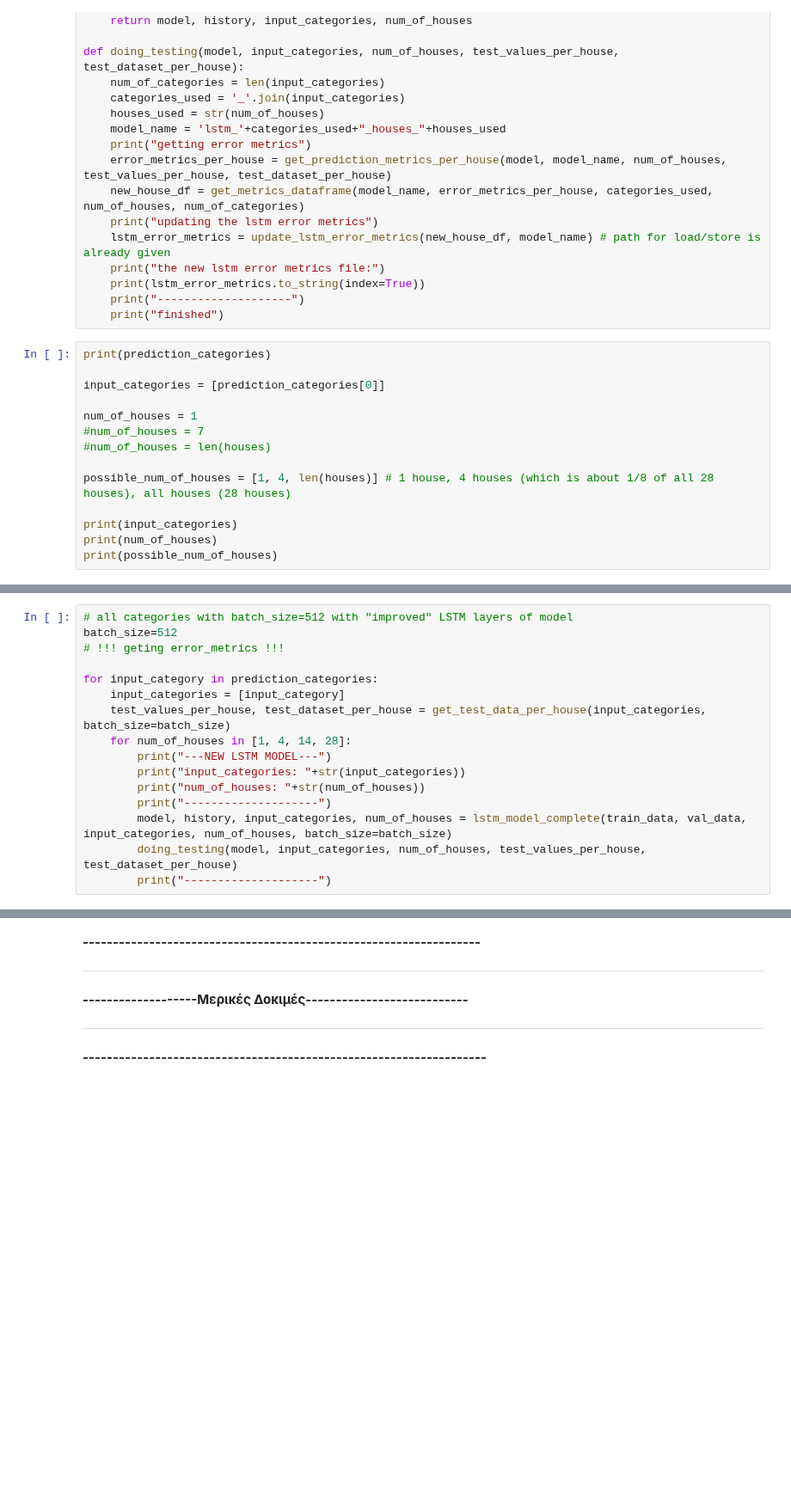
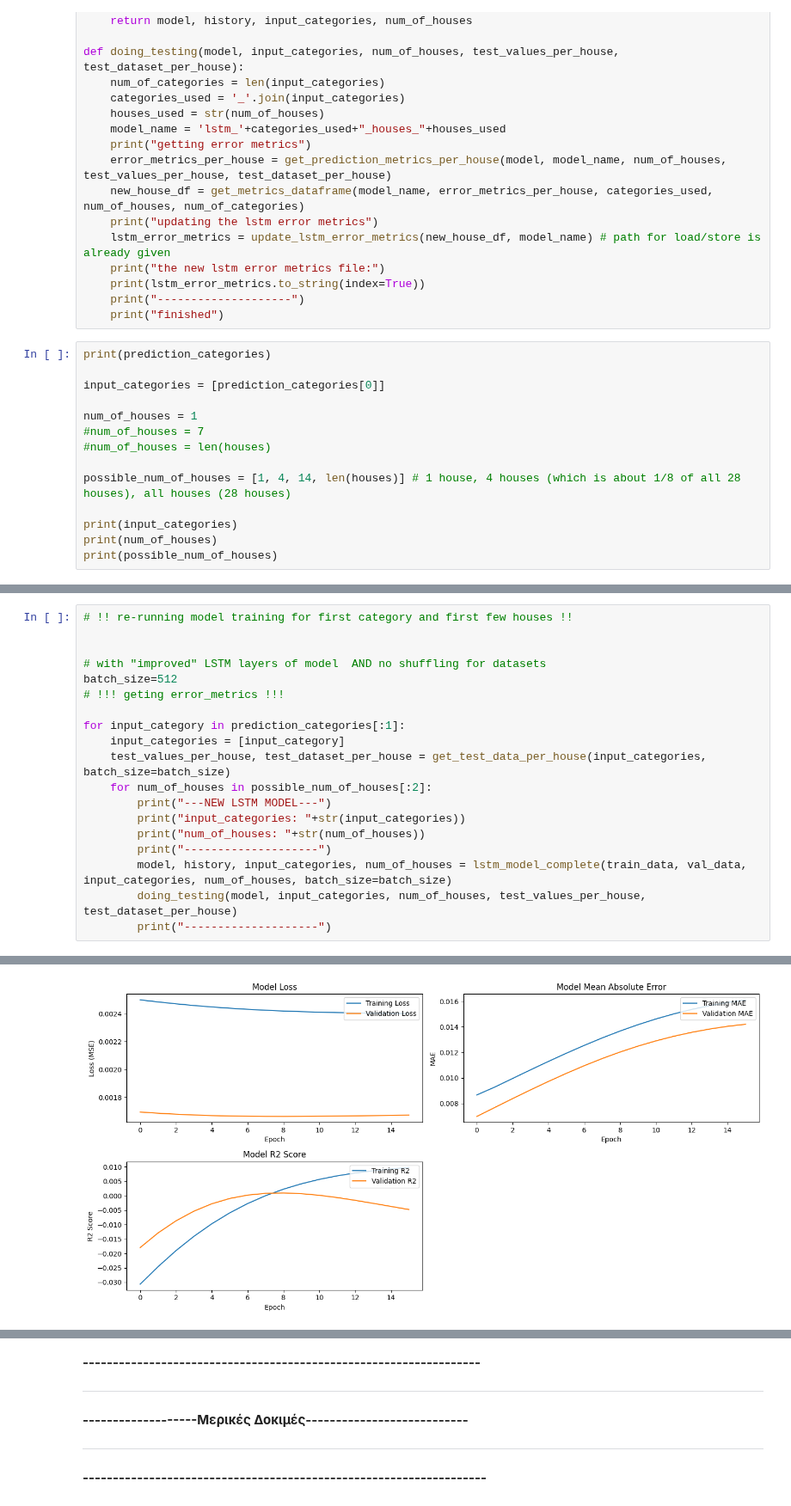
Before and after one commit to GeorgiosKalaras/boilers, a Jupyter notebook: code/lstm_processing_data.ipynb, the cells around one changed output, grey strips where cells are left out. Shown at 86% size. Drawn from its saved outputs; the diff is of its cells as text; blank space fills up the shorter version.

```diff
--- a/code/lstm_processing_data.ipynb
+++ b/code/lstm_processing_data.ipynb
@@ -523,7 +523,7 @@ num_of_houses = 1
 #num_of_houses = 7
 #num_of_houses = len(houses)
 
-possible_num_of_houses = [1, 4, len(houses)] # 1 house, 4 houses (which is about 1/8 of all 28 houses), all houses (28 houses)
+possible_num_of_houses = [1, 4, 14, len(houses)] # 1 house, 4 houses (which is about 1/8 of all 28 houses), all houses (28 houses)
 
 print(input_categories)
 print(num_of_houses)
@@ -542,12 +542,15 @@ print(possible_num_of_houses[:1])
 # %%
-# all categories with batch_size=512 with "improved" LSTM layers of model
+# !! re-running model training for first category and first few houses !!
+
+
+# with "improved" LSTM layers of model  AND no shuffling for datasets
 batch_size=512
 # !!! geting error_metrics !!!
 
-for input_category in prediction_categories:
+for input_category in prediction_categories[:1]:
     input_categories = [input_category]
     test_values_per_house, test_dataset_per_house = get_test_data_per_house(input_categories, batch_size=batch_size)
-    for num_of_houses in [1, 4, 14, 28]:
+    for num_of_houses in possible_num_of_houses[:2]:
         print("---NEW LSTM MODEL---")
         print("input_categories: "+str(input_categories))
         print("num_of_houses: "+str(num_of_houses))
@@ -559,0 +594 @@ Output hidden; open in https://colab.research.google.com to view.
+[figure, added]
```
Also changed, not shown: parts of 6 cells of this notebook, 5 other files.
